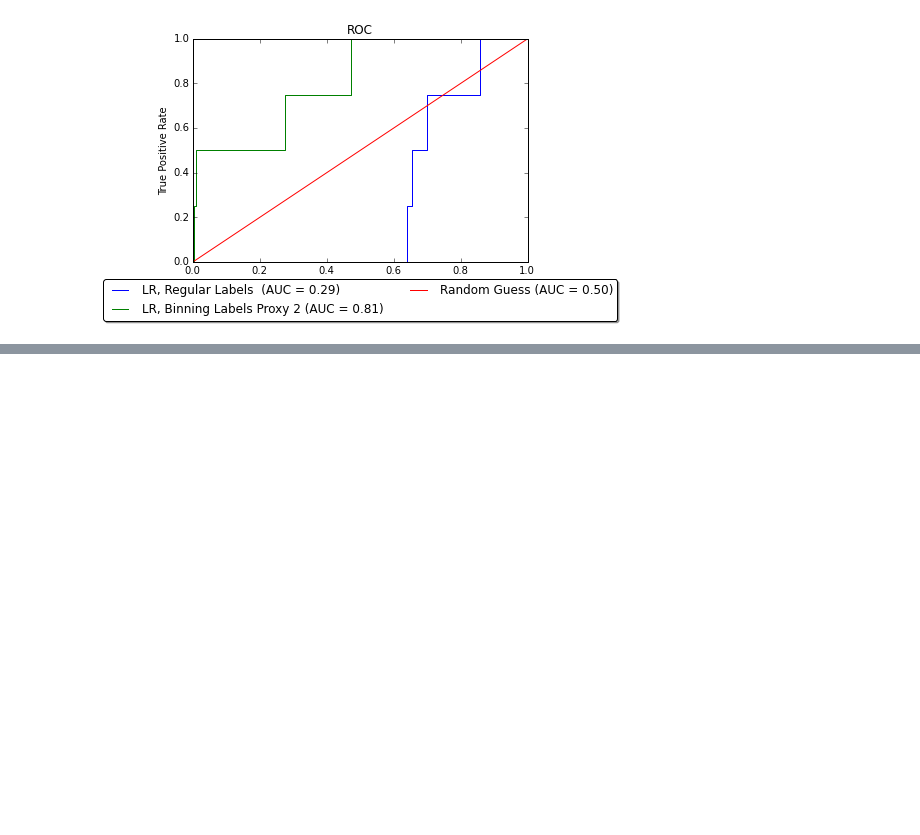
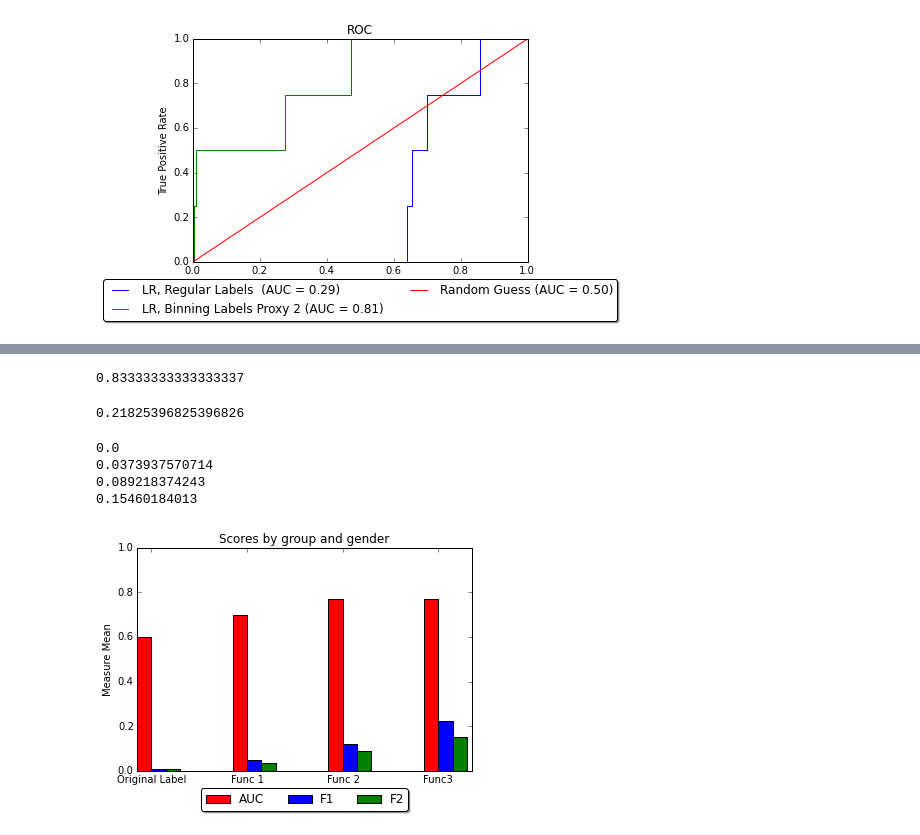
Before and after one commit to pinesol/intro-ds-hai, a Jupyter notebook: Proxy_regression_final.ipynb, the cells around one changed output, grey strips where cells are left out. Cells and saved outputs as stored; diff of their text form; code cells hidden in the pictures; blank space fills up the shorter version.

Commit message:
updates for new measure analysis

```diff
--- a/Proxy_regression_final.ipynb
+++ b/Proxy_regression_final.ipynb
@@ -224,0 +380,25 @@ Bin: Maya  1 2
+# %%
+metrics.fbeta_score( [0,1], [1,1], average = "weighted",beta=2)
+# %% [output]
+0.83333333333333337
+# %%
+def classifierDifferentMetrics(DF, scorer):
+
+    #split into train and test
+    train_test_ix, holdout_ix = data_utils.splitTestTrainIndices(DF, 'Bin 2014', train_size=0.8)
+    X, Y = data_utils.splitTrainAndTarget(DF)
+    X_train, X_test = X.ix[train_test_ix], X.ix[holdout_ix]
+    Y_train, Y_test = Y.ix[train_test_ix], Y.ix[holdout_ix]
+
+    #create classifier
+    clf = classifier.UnfittedLogisticRegression(scorer, regularization_type='l2')
+
+    #fit to data
+    clf.fit(X_train, Y_train)
+
+    temp = metrics.fbeta_score(Y_test, clf.predict(X_test), average = "weighted", beta = 2)
+    return temp
+
+classifierDifferentMetrics(DF = hai_both_nobin_3, scorer = ftwo_scorer)
+# %% [output]
+0.21825396825396826
@@ -224,0 +413,49 @@ Bin: Maya  1 2
+# %%
+print meanf2(hai_bin_label)
+print meanf2(hai_both_nobin_1)
+print meanf2(hai_both_nobin_2)
+print meanf2(hai_both_nobin_3)
+# %% [output]
+0.0
+0.0373937570714
+0.089218374243
+0.15460184013
+# %%
+# creating a bar graph for autoregressive measures
+
+
+N = 4
+
+# hai_bin_label, hai_both_nobin_1, hai_both_nobin_2, hai_both_nobin_3
+
+AUC_Means = (0.6, 0.7, 0.77, 0.77)
+
+F1_Means = (0.01, 0.0499580274798, 0.121833301286, 0.226005282118)
+
+F2_Means = (0.01, 0.0373937570714, 0.089218374243, 0.15460184013)
+
+
+ind = np.arange(N)  # the x locations for the groups
+width = 0.15       # the width of the bars
+
+fig, ax = plt.subplots()
+
+rects1 = ax.bar(ind, AUC_Means, width, color='r' ) #yerr=menStd
+rects2 = ax.bar(ind+width, F1_Means, width, color='b')
+rects3 = ax.bar(ind+2*width, F2_Means, width, color='g')
+
+
+# add some text for labels, title and axes ticks
+ax.set_ylabel('Measure Mean')
+ax.set_title('Scores by group and gender')
+ax.set_xticks(ind+width)
+ax.set_xticklabels( ('Original Label', 'Func 1', 'Func 2', 'Func3') )
+
+ax.set_ylim(0,1)
+#ax.legend( (rects1[0], rects2[0], rects3[0]), ('AUC', 'F1', 'F2') )
+ax.legend((rects1[0], rects2[0], rects3[0]), ('AUC', 'F1', 'F2'), loc='upper center', bbox_to_anchor=(0.5, -0.05),
+          fancybox=True, shadow=True, ncol=3)
+
+plt.show()
+# %% [output]
+[figure, added]
```
Also changed, not shown: parts of 15 cells of this notebook, 2 other files.
